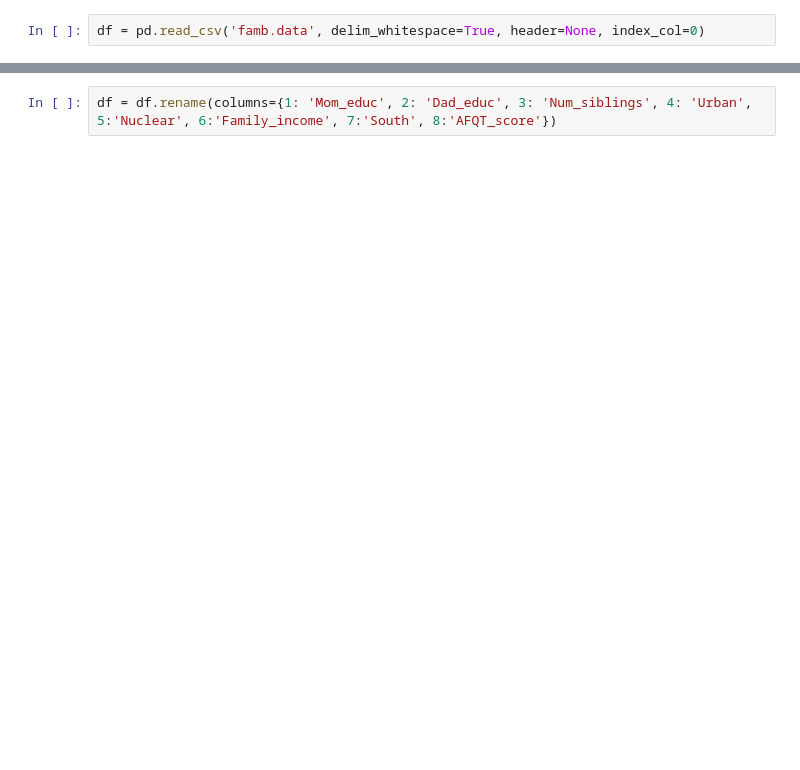
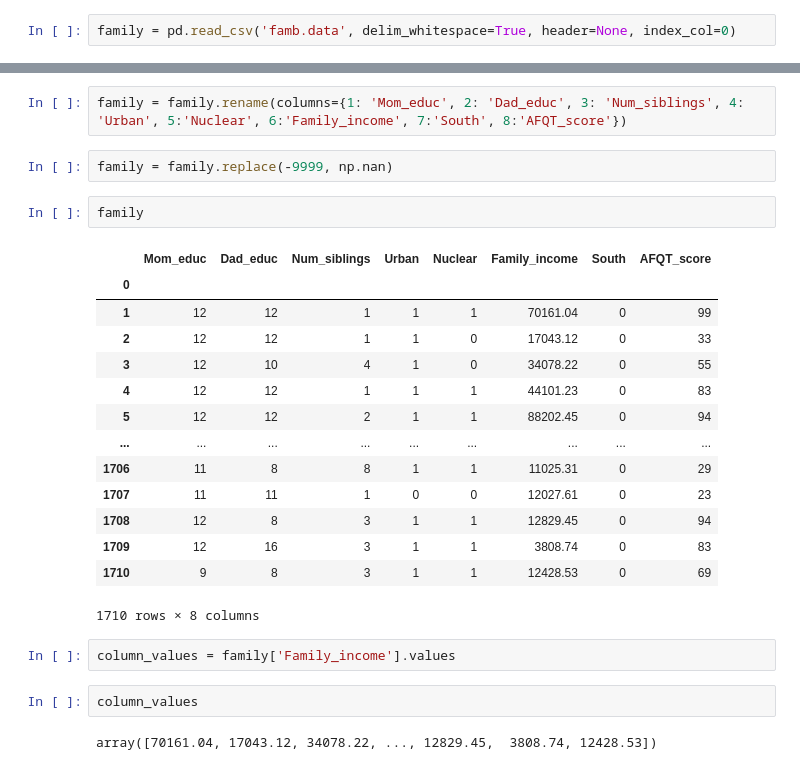
Before and after one commit to fls808/Dynamic-Programming, a Jupyter notebook: Data.ipynb, the cells around one changed output, grey strips where cells are left out. Drawn from its saved outputs; the diff is of its cells as text; blank space fills up the shorter version.

```diff
--- a/Data.ipynb
+++ b/Data.ipynb
@@ -26,2 +4,2 @@ import pandas as pd
 # %%
-df = pd.read_csv('famb.data', delim_whitespace=True, header=None, index_col=0)
+family = pd.read_csv('famb.data', delim_whitespace=True, header=None, index_col=0)
@@ -45,2 +23,27 @@ df
 # %%
-df = df.rename(columns={1: 'Mom_educ', 2: 'Dad_educ', 3: 'Num_siblings', 4: 'Urban', 5:'Nuclear', 6:'Family_income', 7:'South', 8:'AFQT_score'})
+family = family.rename(columns={1: 'Mom_educ', 2: 'Dad_educ', 3: 'Num_siblings', 4: 'Urban', 5:'Nuclear', 6:'Family_income', 7:'South', 8:'AFQT_score'})
+# %%
+family = family.replace(-9999, np.nan)
+# %%
+family
+# %% [output]
+|  | Mom_educ | Dad_educ | Num_siblings | Urban | Nuclear | Family_income | South | AFQT_score |
+| 0 |  |  |  |  |  |  |  |  |
+| 1 | 12 | 12 | 1 | 1 | 1 | 70161.04 | 0 | 99 |
+| 2 | 12 | 12 | 1 | 1 | 0 | 17043.12 | 0 | 33 |
+| 3 | 12 | 10 | 4 | 1 | 0 | 34078.22 | 0 | 55 |
+| 4 | 12 | 12 | 1 | 1 | 1 | 44101.23 | 0 | 83 |
+| 5 | 12 | 12 | 2 | 1 | 1 | 88202.45 | 0 | 94 |
+| ... | ... | ... | ... | ... | ... | ... | ... | ... |
+| 1706 | 11 | 8 | 8 | 1 | 1 | 11025.31 | 0 | 29 |
+| 1707 | 11 | 11 | 1 | 0 | 0 | 12027.61 | 0 | 23 |
+| 1708 | 12 | 8 | 3 | 1 | 1 | 12829.45 | 0 | 94 |
+| 1709 | 12 | 16 | 3 | 1 | 1 | 3808.74 | 0 | 83 |
+| 1710 | 9 | 8 | 3 | 1 | 1 | 12428.53 | 0 | 69 |
+1710 rows × 8 columns
+# %%
+column_values = family['Family_income'].values
+# %%
+column_values
+# %% [output]
+array([70161.04, 17043.12, 34078.22, ..., 12829.45,  3808.74, 12428.53])
```
Also changed, not shown: parts of 19 cells of this notebook.
